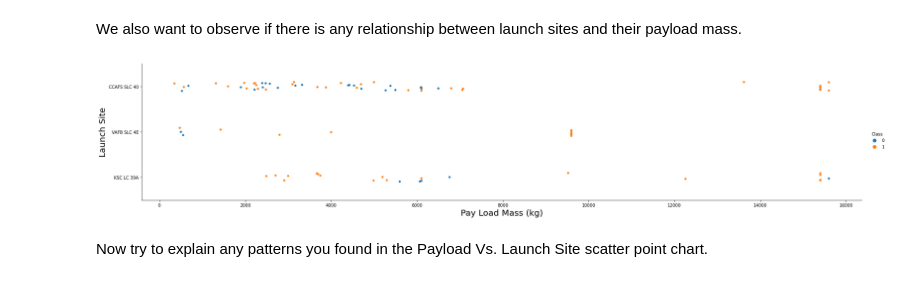
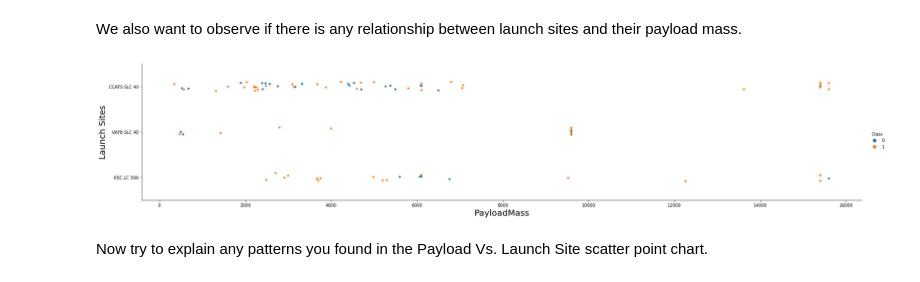
Before and after one commit to ewave33/IBM-SpaceX-Final, a Jupyter notebook: EDA with Visualization lab.ipynb, the cells around one changed output. Saved outputs shown, nothing was run; the diff lists cells and outputs as text; code cells hidden in the pictures.

```diff
--- a/EDA with Visualization lab.ipynb
+++ b/EDA with Visualization lab.ipynb
@@ -98,12 +98,12 @@ Now try to explain the patterns you found in the Flight Number vs. Launch Site s
 We also want to observe if there is any relationship between launch sites and their payload mass.
 # %%
 # Plot a scatter point chart with x axis to be Pay Load Mass (kg) and y axis to be the launch site, and hue to be the class value
-sns.catplot(y="LaunchSite", x="PayloadMass", hue="Class", data=df, aspect = 5)
-plt.xlabel("Pay Load Mass (kg)",fontsize=20)
-plt.ylabel("Launch Site",fontsize=20)
+sns.catplot(y='LaunchSite', x = 'PayloadMass', hue = "Class", data=df, aspect = 5)
+plt.xlabel("PayloadMass",fontsize=20)
+plt.ylabel("Launch Sites",fontsize=20)
 plt.show()
 # %% [output]
-[figure, old version]
+[figure, new version]
 # %% [markdown]
 Now try to explain any patterns you found in the Payload Vs. Launch Site scatter point chart.
 # %% [markdown]
```
Also changed, not shown: parts of 7 cells of this notebook.
